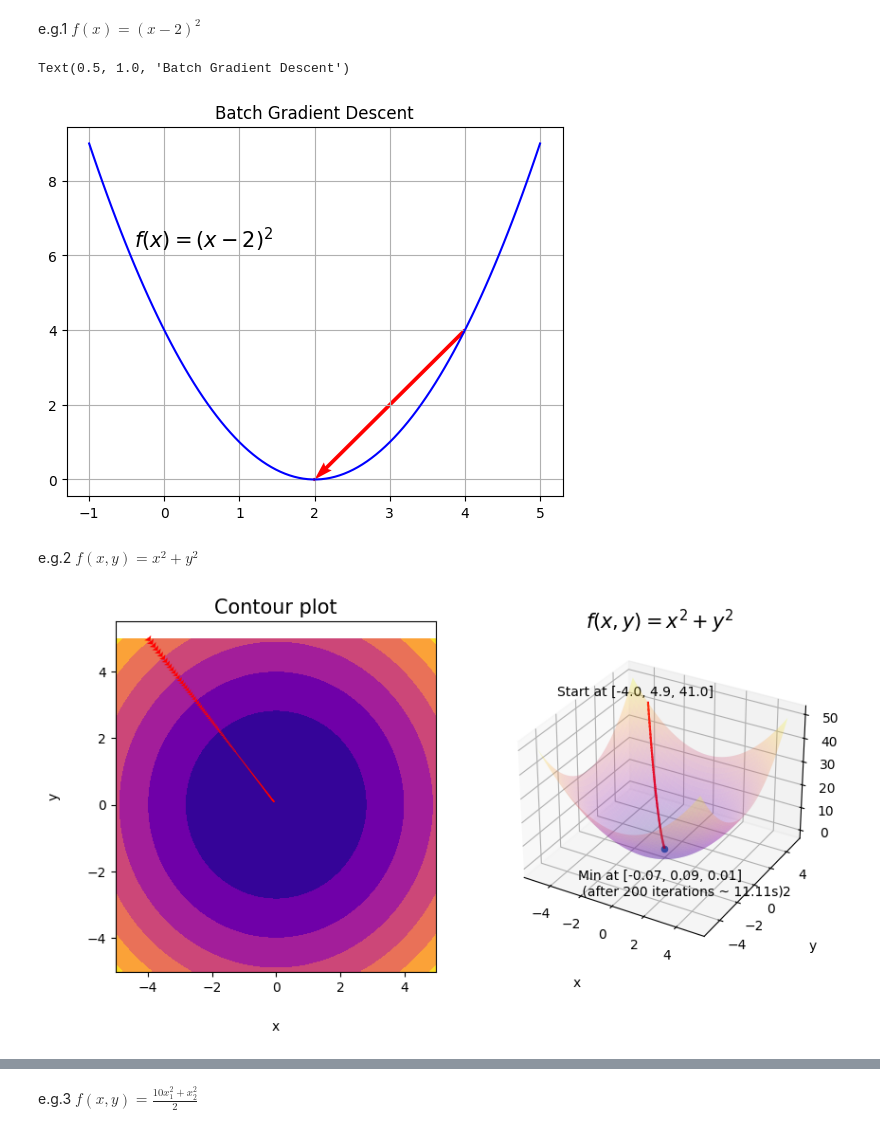
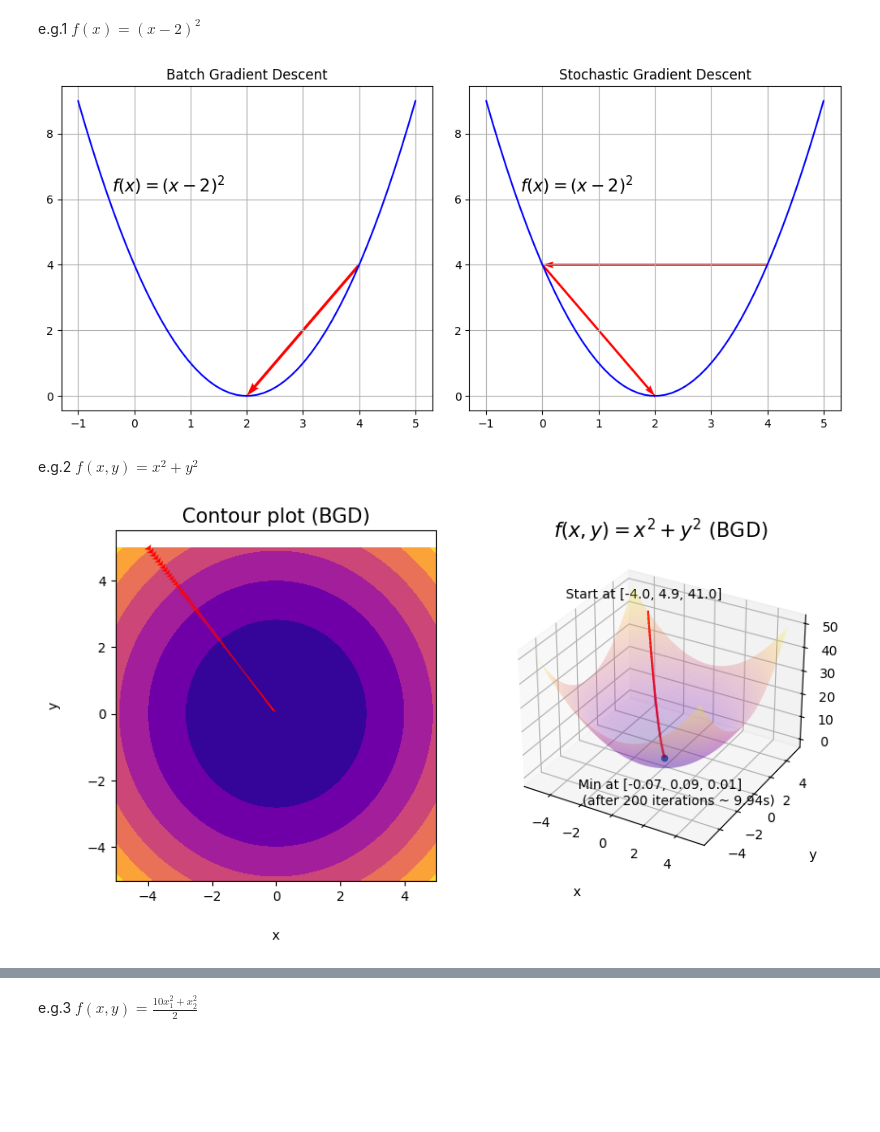
Before and after one commit to pquynhvu/ML, a Jupyter notebook: demo/gradient-descent.ipynb, the cells around one changed output, grey strips where cells are left out. Cells and saved outputs as stored; diff of their text form; code cells hidden in the pictures; blank space fills up the shorter version.

```diff
--- a/demo/gradient-descent.ipynb
+++ b/demo/gradient-descent.ipynb
@@ -20,14 +18,47 @@ theta, f_x = gradient_descent([4], 1/2, 0.001)
+# %%
+n = 50
+iter = 100
+eta = 1/2
+theta_init = [4]
+
+# BGD
+start_gd = time.time()
+theta_gd, f_x_gd = gradient_descent(theta_init, eta, 0.01)
+end_gd = time.time()
+elapsed_time_gd = np.round(end_gd-start_gd, 2)
+
+# SGD
+start_sgd = time.time()
+theta_sgd, f_x_sgd = sgd(theta_init, n)
+end_sgd = time.time()
+elapsed_time_sgd = np.round(end_sgd-start_sgd, 2)
 # %%
-x = np.linspace(-1, 5, num=100)
+plt.figure(figsize=(12,5))
+
+# Figure 1
+plt.subplot(1,2,1)
+x = np.linspace(-1, 5, num=50)
 plt.plot(x, (x-2)**2, c='b')
 plt.text(-0.4, 6.2, '$f(x) = (x-2)^2$', fontsize=15)
 
-plt.quiver(theta[:-1], f_x[:-1], theta[1:]-theta[:-1], f_x[1:]-f_x[:-1], scale_units='xy', angles='xy', color='r', scale=1)
+plt.quiver(theta_gd[:-1], f_x_gd[:-1], theta_gd[1:]-theta_gd[:-1], f_x_gd[1:]-f_x_gd[:-1], scale_units='xy', angles='xy', color='r', scale=1)
 plt.grid()
 plt.title('Batch Gradient Descent')
+
+# Figure 2
+plt.subplot(1,2,2)
+x = np.linspace(-1, 5, num=50)
+plt.plot(x, (x-2)**2, c='b')
+plt.text(-0.4, 6.2, '$f(x) = (x-2)^2$', fontsize=15)
+
+plt.quiver(theta_sgd[:-1], f_x_sgd[:-1], theta_sgd[1:]-theta_sgd[:-1], f_x_sgd[1:]-f_x_sgd[:-1], scale_units='xy', angles='xy', color='r', scale=1)
+plt.grid()
+plt.title('Stochastic Gradient Descent')
+
+plt.subplots_adjust(left=0.1, bottom=0.1, right=0.9, top=0.9, wspace=0.1, hspace=0.3)
+plt.show()
 # %% [output]
-Text(0.5, 1.0, 'Batch Gradient Descent')
-[figure, old version]
+[figure, new version]
 # %% [markdown]
 e.g.2 $f(x,y) = x^2 + y^2$
 # %%
@@ -50,14 +89,14 @@ X, Y = np.meshgrid(x, y)
 
 ax1 = fig.add_subplot(1, 2, 1)
 ax1.contourf(X, Y, X**2+Y**2, cmap = plt.cm.plasma)
-ax1.set_title('Contour plot',fontsize=15)
+ax1.set_title('Contour plot (BGD)',fontsize=15)
 ax1.set_xlabel('x', labelpad=20)
 ax1.set_ylabel('y', labelpad=20)
 
-plt.quiver(np.delete(theta, theta.shape[1]-1, axis=1)[0,:],
-           np.delete(theta, theta.shape[1]-1, axis=1)[1,:],
-           np.delete(theta, [0], axis=1)[0,:]-np.delete(theta, theta.shape[1]-1, axis=1)[0,:],
-           np.delete(theta, [0], axis=1)[1,:]-np.delete(theta, theta.shape[1]-1, axis=1)[1,:],
+plt.quiver(np.delete(theta_gd, theta_gd.shape[1]-1, axis=1)[0,:],
+           np.delete(theta_gd, theta_gd.shape[1]-1, axis=1)[1,:],
+           np.delete(theta_gd, [0], axis=1)[0,:]-np.delete(theta_gd, theta_gd.shape[1]-1, axis=1)[0,:],
+           np.delete(theta_gd, [0], axis=1)[1,:]-np.delete(theta_gd, theta_gd.shape[1]-1, axis=1)[1,:],
            scale_units='xy', angles='xy', color='r', scale=1, headwidth=10)
 
 # Figure 2
@@ -67,24 +106,24 @@ ax2.plot_surface(X, Y, X**2+Y**2, cmap=plt.cm.plasma, alpha=0.25)
 ax2.set_xlabel('x', labelpad=20)
 ax2.set_ylabel('y', labelpad=20)
 ax2.set_zlabel('z', labelpad=20)
-ax2.set_title('$f(x, y) = x^2 + y^2$', fontsize=15)
+ax2.set_title('$f(x, y) = x^2 + y^2$ (BGD)', fontsize=15)
 
-ax2.quiver(np.delete(theta, theta.shape[1]-1, axis=1)[0,:],
-           np.delete(theta, theta.shape[1]-1, axis=1)[1,:],
-           f_xy[:-1],
-           np.delete(theta, [0], axis=1)[0,:]-np.delete(theta, theta.shape[1]-1, axis=1)[0,:],
-           np.delete(theta, [0], axis=1)[1,:]-np.delete(theta, theta.shape[1]-1, axis=1)[1,:],
-           f_xy[1:]-f_xy[:-1],
+ax2.quiver(np.delete(theta_gd, theta_gd.shape[1]-1, axis=1)[0,:],
+           np.delete(theta_gd, theta_gd.shape[1]-1, axis=1)[1,:],
+           f_xy_gd[:-1],
+           np.delete(theta_gd, [0], axis=1)[0,:]-np.delete(theta_gd, theta_gd.shape[1]-1, axis=1)[0,:],
+           np.delete(theta_gd, [0], axis=1)[1,:]-np.delete(theta_gd, theta_gd.shape[1]-1, axis=1)[1,:],
+           f_xy_gd[1:]-f_xy_gd[:-1],
            color='r')
 
-ax2.scatter(theta[0, theta.shape[1]-1], theta[1, theta.shape[1]-1], f_xy[theta.shape[1]-1])
-ax2.text(-1.7, -6.5, 0.5, "Min at [{}, {}, {}] \n (after {} iterations ~ {}s)".format(np.round(theta[0, theta.shape[1]-1],2),
-                                                                                     np.round(theta[1, theta.shape[1]-1],2),
-                                                                                     np.round(f_xy[theta.shape[1]-1],2),
+ax2.scatter(theta_gd[0, theta_gd.shape[1]-1], theta_gd[1, theta_gd.shape[1]-1], f_xy_gd[theta_gd.shape[1]-1])
+ax2.text(-1.7, -6.5, 0.5, "Min at [{}, {}, {}] \n (after {} iterations ~ {}s)".format(np.round(theta_gd[0, theta_gd.shape[1]-1],2),
+                                                                                     np.round(theta_gd[1, theta_gd.shape[1]-1],2),
+                                                                                     np.round(f_xy_gd[theta_gd.shape[1]-1],2),
                                                                                      iter,
-                                                                                     elapsed_time), color='black')
-ax2.text(theta_init[0]-5, theta_init[1]-2, feval('x**2+y**2', theta_init[0], theta_init[1]), "Start at [{}, {}, {}]".format(theta[0, 0], theta[1, 1], f_xy[0],2), color='black')
+                                                                                     elapsed_time_gd), color='black')
+ax2.text(theta_init[0]-5, theta_init[1]-1, feval('x**2+y**2', theta_init[0], theta_init[1]), "Start at [{}, {}, {}]".format(theta_gd[0, 0], theta_gd[1, 1], f_xy_gd[0],2), color='black')
 
 fig.show()
 # %% [output]
-[figure, old version]
+[figure, new version]
```
Also changed, not shown: parts of 3 cells of this notebook, 2 other files.
